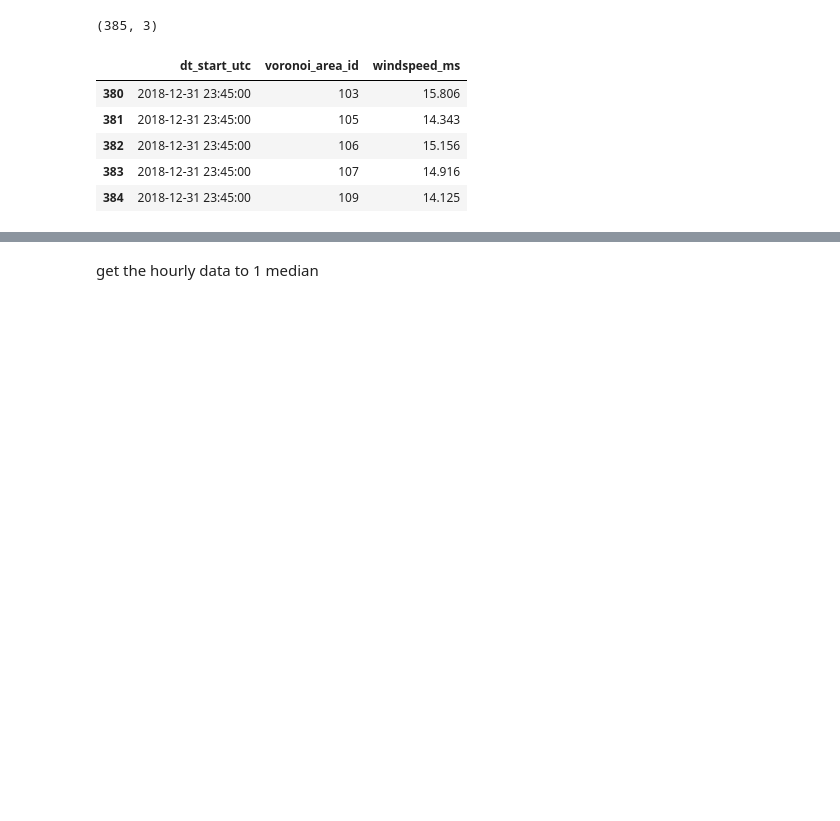
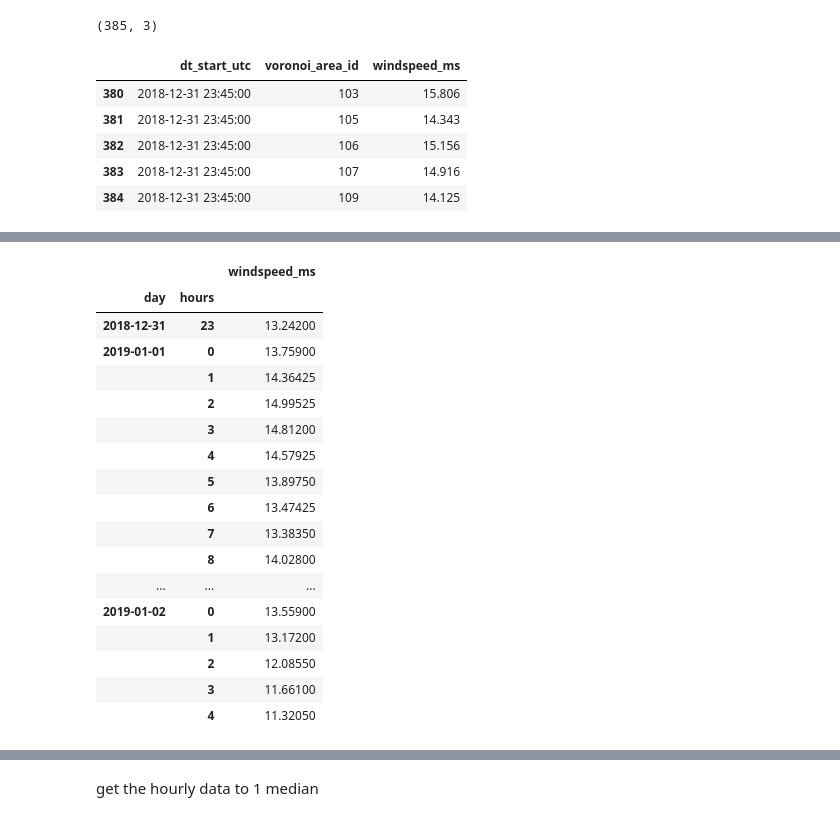
Before and after one commit to Windbenders/capstone_energy, a Jupyter notebook: notebooks/notebook_Katrin.ipynb, the cells around one changed output, grey strips where cells are left out. Cells and saved outputs as stored; diff of their text form; code cells hidden in the pictures; blank space fills up the shorter version.

```diff
--- a/notebooks/notebook_Katrin.ipynb
+++ b/notebooks/notebook_Katrin.ipynb
@@ -371,0 +677,2 @@ speedy_short.tail()
+# %%
+speedy_groupby['day']=speedy_groupby['dt_start_utc'].dt.to_period('D')
@@ -371,0 +688,2 @@ speedy_short.tail()
+# %%
+speedy_groupby.drop(['dt_start_utc','voronoi_area_id'], axis=1, inplace=True)
@@ -371,0 +704,23 @@ speedy_short.tail()
+# %%
+speedy_groupby_hour=speedy_groupby.groupby(['day','hours']).median()
+# %%
+speedy_groupby_hour.head(30)
+# %% [output]
+|  |  | windspeed_ms |
+| day | hours |  |
+| 2018-12-31 | 23 | 13.24200 |
+| 2019-01-01 | 0 | 13.75900 |
+|  | 1 | 14.36425 |
+|  | 2 | 14.99525 |
+|  | 3 | 14.81200 |
+|  | 4 | 14.57925 |
+|  | 5 | 13.89750 |
+|  | 6 | 13.47425 |
+|  | 7 | 13.38350 |
+|  | 8 | 14.02800 |
+| ... | ... | ... |
+| 2019-01-02 | 0 | 13.55900 |
+|  | 1 | 13.17200 |
+|  | 2 | 12.08550 |
+|  | 3 | 11.66100 |
+|  | 4 | 11.32050 |
```
Also changed, not shown: parts of 68 cells of this notebook.
